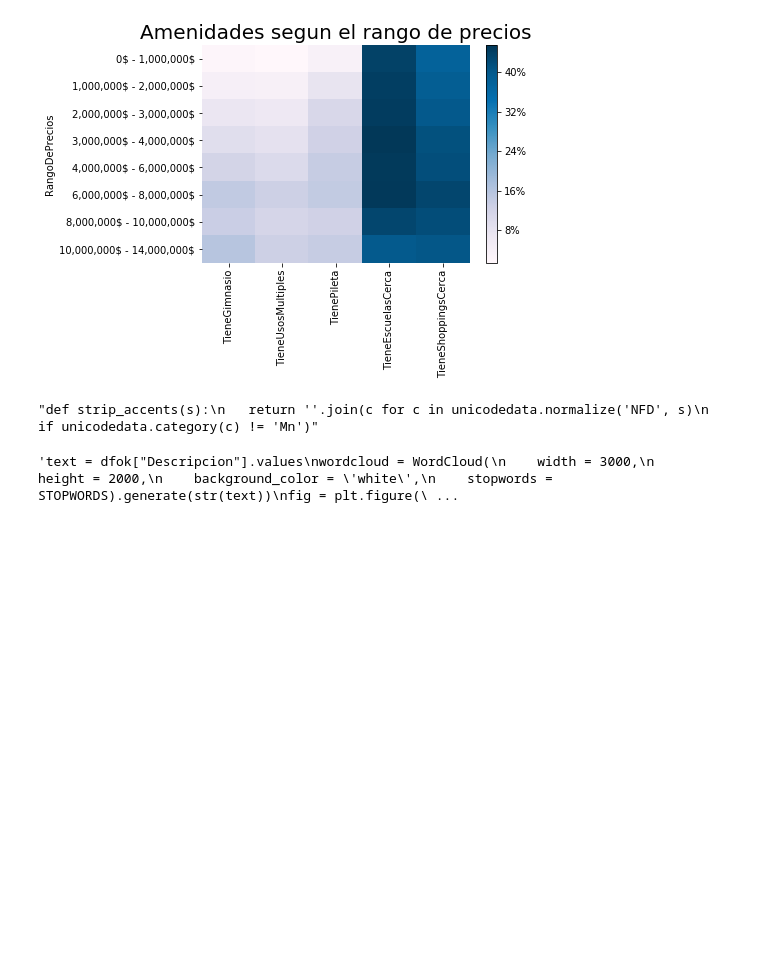
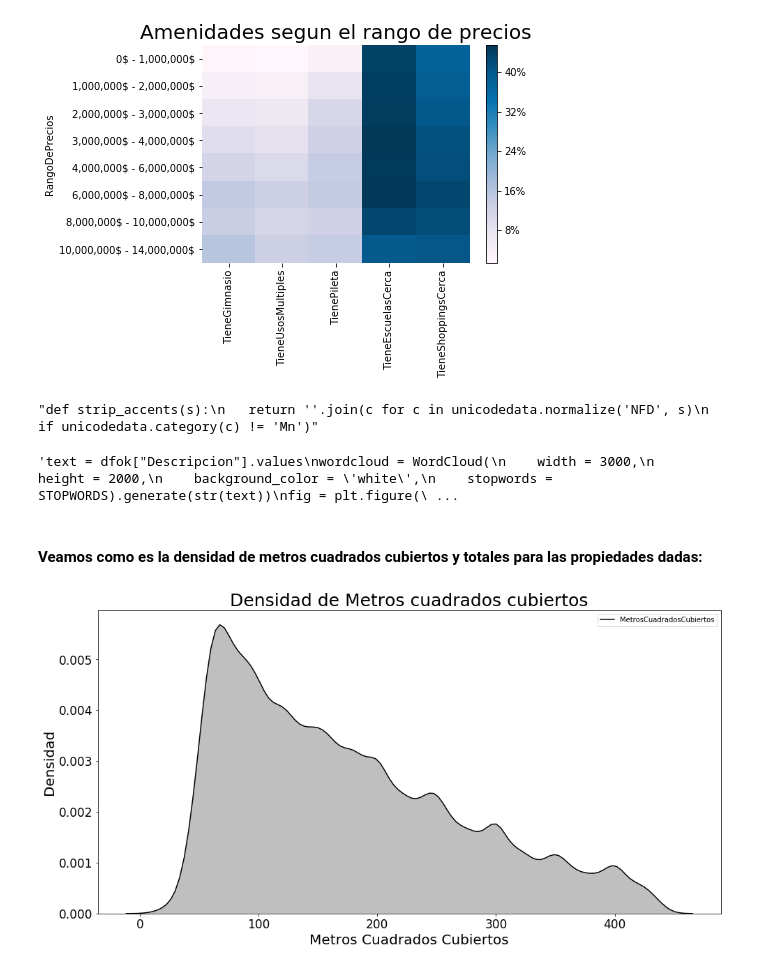
Before and after one commit to komod0/TPs-Org.Datos, a Jupyter notebook: tp1/nbjulian.ipynb, the cells around one changed output. Cells and saved outputs as stored; diff of their text form; code cells hidden in the pictures; blank space fills up the shorter version.

Commit message:
Densidad de metros

```diff
--- a/tp1/nbjulian.ipynb
+++ b/tp1/nbjulian.ipynb
@@ -699,3 +699,20 @@ plt.tight_layout(pad=0)
 plt.show()"""
 # %% [output]
 'text = dfok["Descripcion"].values\nwordcloud = WordCloud(\n    width = 3000,\n    height = 2000,\n    background_color = \'white\',\n    stopwords = STOPWORDS).generate(str(text))\nfig = plt.figure(\ ...
+# %% [markdown]
+#### Veamos como es la densidad de metros cuadrados cubiertos y totales para las propiedades dadas:
+# %%
+df_ant = dfok[pd.notnull(dfok["MetrosCuadradosCubiertos"])] # Dropeo los que son Nan para poder hacer el grafico de densidad
+
+fig = plt.figure(figsize = (16, 8))
+ax = fig.add_subplot(111)
+ax.set_aspect('auto')
+sb.kdeplot(df_ant['MetrosCuadradosCubiertos'], shade=True, color = 'black')
+# plt.xticks([i for i in range(0, 81, 5)])
+plt.xlabel("Metros Cuadrados Cubiertos", fontsize=20)
+plt.ylabel("Densidad", fontsize=20)
+plt.title("Densidad de Metros cuadrados cubiertos", fontsize=25);
+plt.tick_params(axis='both', which='major', labelsize = 17)
+plt.tick_params(axis='both', which='minor', labelsize = 17)
+# %% [output]
+[figure, added]
```
Also changed, not shown: parts of 8 cells of this notebook.
